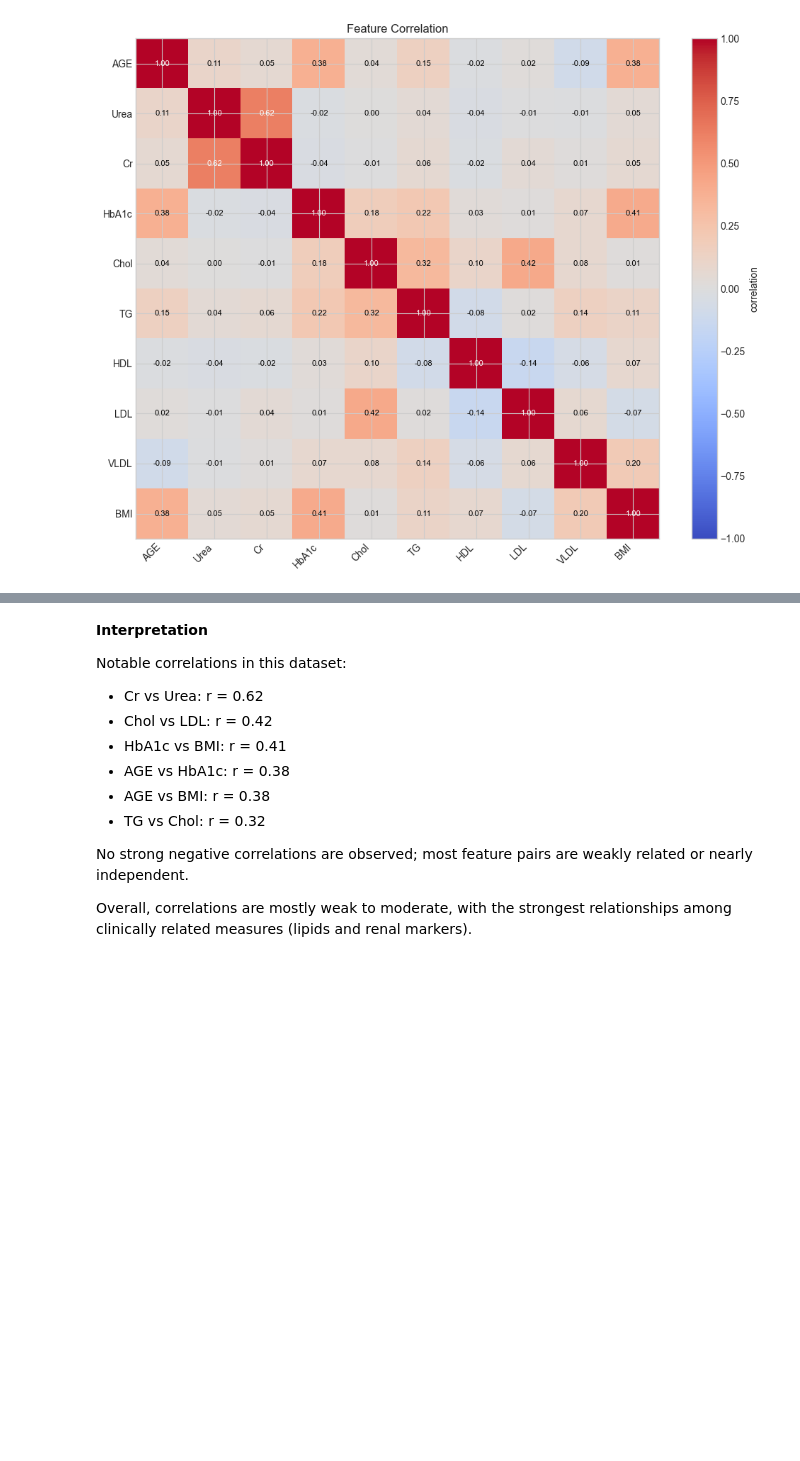
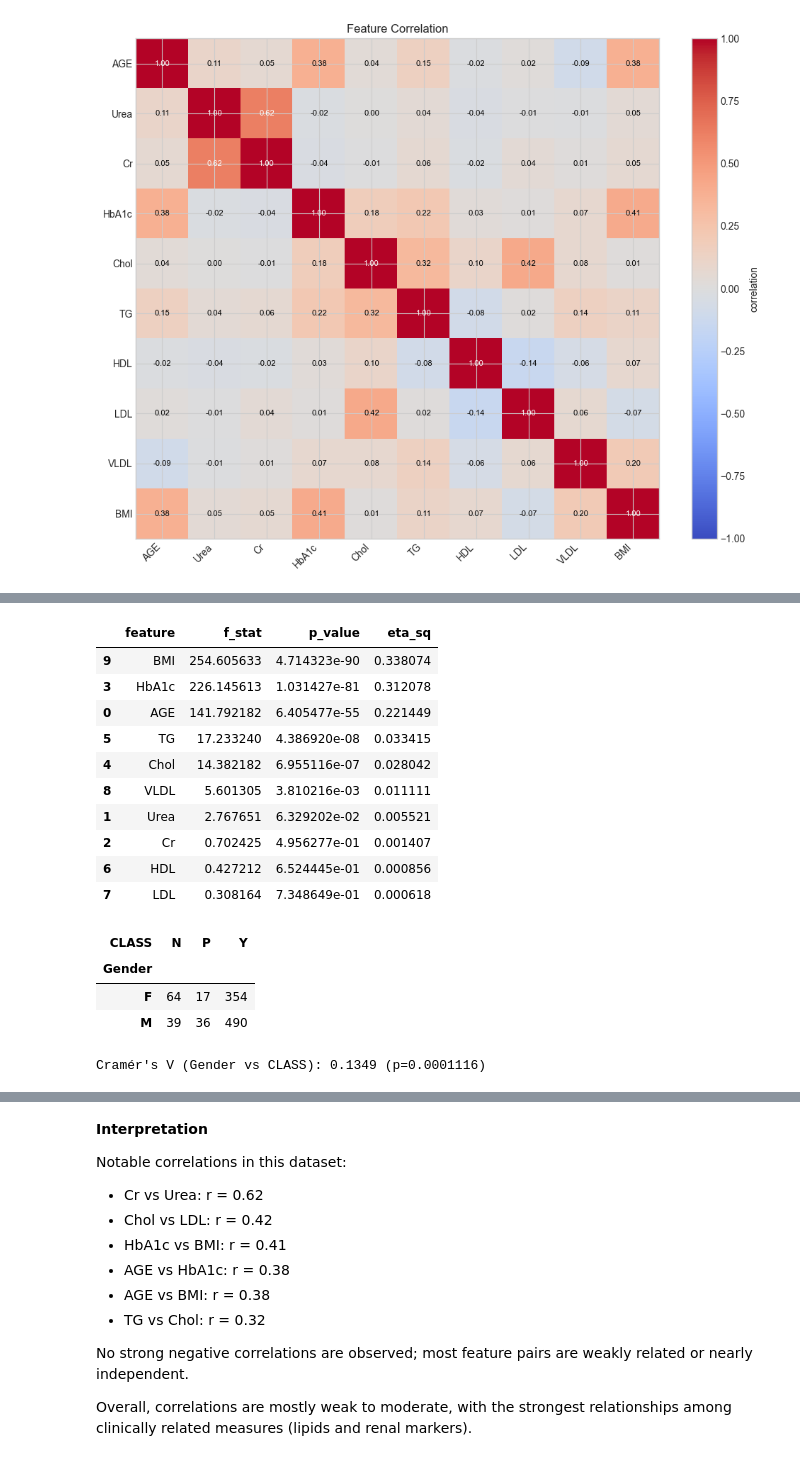
Before and after one commit to Abhay1Dhakl/diabetes-nyp-classification-clustering, a Jupyter notebook: notebooks/01_eda.ipynb, the cells around one changed output, grey strips where cells are left out. Saved outputs shown, nothing was run; the diff lists cells and outputs as text; code cells hidden in the pictures; blank space fills up the shorter version.

```diff
--- a/notebooks/01_eda.ipynb
+++ b/notebooks/01_eda.ipynb
@@ -13,6 +13,9 @@ import numpy as np
 import pandas as pd
 import matplotlib.pyplot as plt
 from IPython.display import display
+from scipy.stats import f_oneway, chi2_contingency
+from sklearn.feature_selection import mutual_info_classif
+from sklearn.preprocessing import LabelEncoder
 
 pd.set_option("display.max_columns", 200)
 pd.set_option("display.width", 120)
@@ -22,6 +25,7 @@ RAW_PATH = Path("../data/raw/diabetes.csv")
 PROCESSED_PATH = Path("../data/processed/diabetes_clean.csv")
 TARGET_COL = "CLASS"
 ID_COL_CANDIDATES = ["ID", "No_Pation"]
+RANDOM_STATE = 42
 # %% [markdown]
 ## 1. Load Data
 
@@ -393,0 +408,75 @@ else:
+# %%
+# --- ANOVA + eta-squared for numeric features ---
+assoc_rows = []
+classes = sorted(y.dropna().unique()) if y is not None else []
+
+if y is None or len(numeric_cols) == 0:
+    print("Skipping association tests (missing target or numeric columns).")
+else:
+    for col in numeric_cols:
+        groups = [X_df.loc[y == cls, col].dropna() for cls in classes]
+        if any(len(g) < 2 for g in groups):
+            continue
+
+        f_stat, p_val = f_oneway(*groups)
+        overall_mean = X_df[col].mean()
+        ss_between = sum(len(g) * (g.mean() - overall_mean) ** 2 for g in groups)
+        ss_total = ((X_df[col] - overall_mean) ** 2).sum()
+        eta_sq = ss_between / ss_total if ss_total > 0 else 0.0
+
+        assoc_rows.append({
+            "feature": col,
+            "f_stat": f_stat,
+            "p_value": p_val,
+            "eta_sq": eta_sq,
+        })
+
+    anova_df = pd.DataFrame(assoc_rows).sort_values("eta_sq", ascending=False)
+    display(anova_df)
+
+# --- Cramér's V for Gender vs CLASS ---
+if y is not None and "Gender" in X_df.columns:
+    ct = pd.crosstab(X_df["Gender"], y)
+    chi2, p, dof, expected = chi2_contingency(ct)
+    n = ct.values.sum()
+    phi2 = chi2 / n
+    r, k = ct.shape
+    denom = min(k - 1, r - 1)
+    cramers_v = (phi2 / denom) ** 0.5 if denom > 0 else 0.0
+    display(ct)
+    print(f"Cramér's V (Gender vs CLASS): {cramers_v:.4f} (p={p:.4g})")
+
+# --- Mutual Information (non-linear association) ---
+if y is not None:
+    mi_df = X_df.copy()
+    discrete_features = []
+    if "Gender" in mi_df.columns:
+        le = LabelEncoder()
+        mi_df["Gender"] = le.fit_transform(mi_df["Gender"].astype(str))
+        discrete_features = [mi_df.columns.get_loc("Gender")]
+
+    mi_scores = mutual_info_classif(
+        mi_df,
+        y,
+        discrete_features=discrete_features,
+        random_state=RANDOM_STATE,
+    )
+    mi_out = pd.DataFrame({"feature": mi_df.columns, "mutual_info": mi_scores})
+    display(mi_out.sort_values("mutual_info", ascending=False))
+# %% [output]
+|  | feature | f_stat | p_value | eta_sq |
+| 9 | BMI | 254.605633 | 4.714323e-90 | 0.338074 |
+| 3 | HbA1c | 226.145613 | 1.031427e-81 | 0.312078 |
+| 0 | AGE | 141.792182 | 6.405477e-55 | 0.221449 |
+| 5 | TG | 17.233240 | 4.386920e-08 | 0.033415 |
+| 4 | Chol | 14.382182 | 6.955116e-07 | 0.028042 |
+| 8 | VLDL | 5.601305 | 3.810216e-03 | 0.011111 |
+| 1 | Urea | 2.767651 | 6.329202e-02 | 0.005521 |
+| 2 | Cr | 0.702425 | 4.956277e-01 | 0.001407 |
+| 6 | HDL | 0.427212 | 6.524445e-01 | 0.000856 |
+| 7 | LDL | 0.308164 | 7.348649e-01 | 0.000618 |
+| CLASS | N | P | Y |
+| Gender |  |  |  |
+| F | 64 | 17 | 354 |
+| M | 39 | 36 | 490 |
+Cramér's V (Gender vs CLASS): 0.1349 (p=0.0001116)
```
Also changed, not shown: parts of 2 cells of this notebook, 4 other files.
